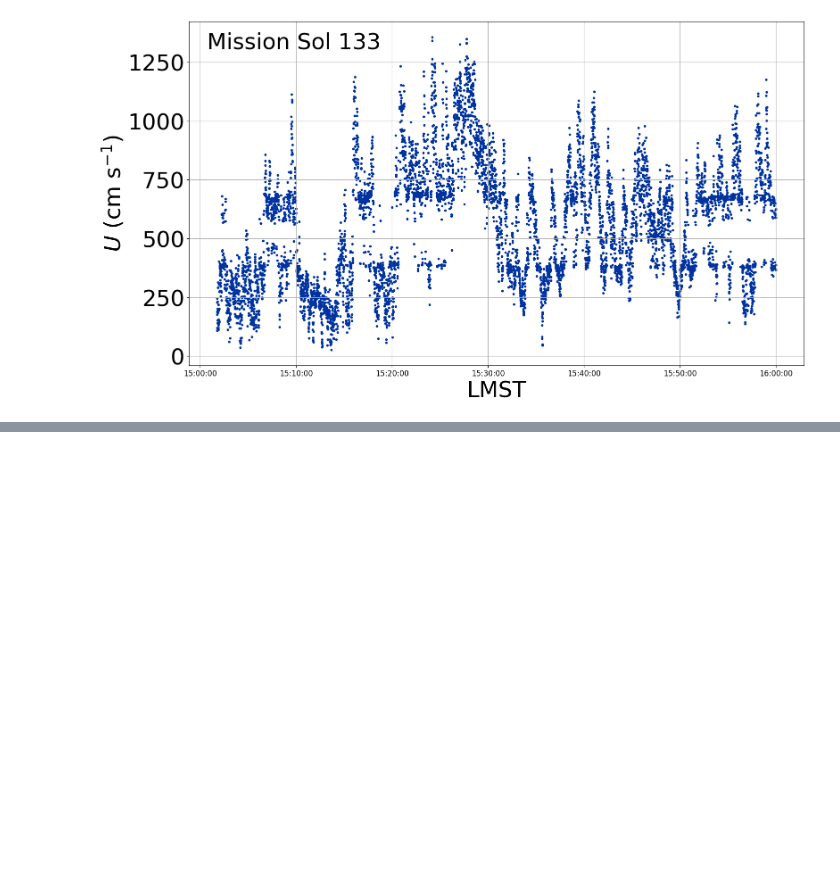
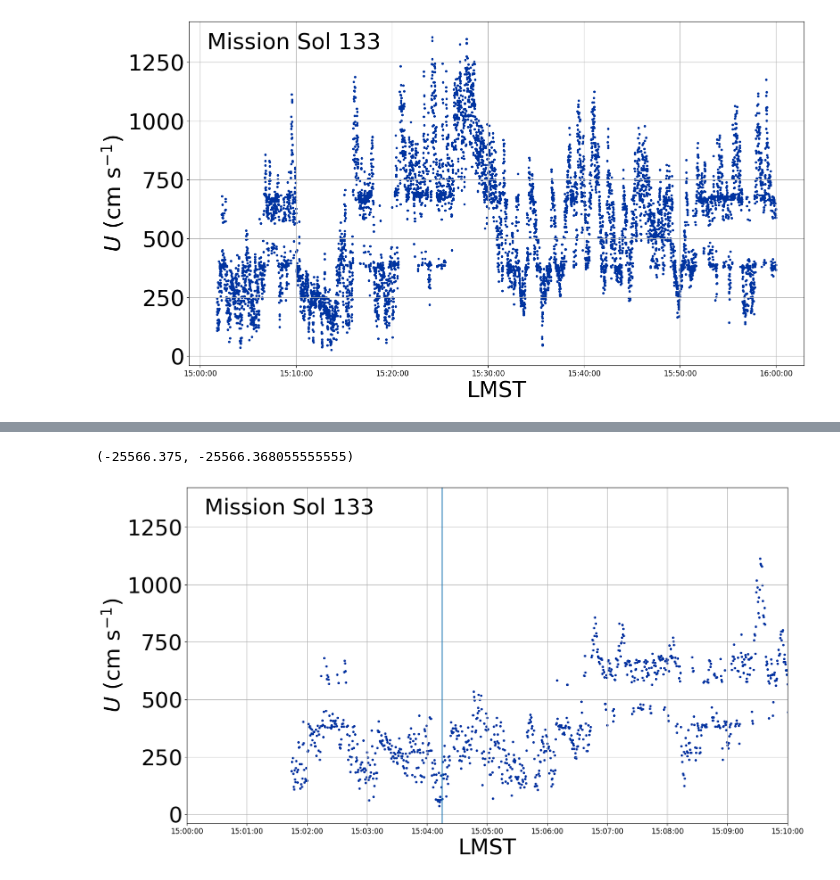
Before and after one commit to BoiseStatePlanetary/Measuring_Wind_with_Ingenuity, a Jupyter notebook: code/Correlation Time of Late Afternoon Winds.ipynb, the cells around one changed output, grey strips where cells are left out. Saved outputs shown, nothing was run; the diff lists cells and outputs as text; code cells hidden in the pictures; blank space fills up the shorter version.

```diff
--- a/code/Correlation Time of Late Afternoon Winds.ipynb
+++ b/code/Correlation Time of Late Afternoon Winds.ipynb
@@ -55,0 +82,21 @@ plt.plot(autocorr(wind), ls='', marker='.')
+# %%
+fig = plt.figure(figsize=(10*aspect_ratio, 10))
+ax = fig.add_subplot(111)
+
+ax.scatter(time, wind, marker='.', color=BoiseState_blue)
+ax.axvline(time[int(np.floor(tau))])
+
+ax.text(0.03, 0.92, "Mission Sol 133", transform=ax.transAxes, fontsize=36)
+xfmt = md.DateFormatter('%H:%M:%S')
+ax.xaxis.set_major_formatter(xfmt)
+ax.grid(True)
+ax.tick_params(axis="x", labelsize=12)
+ax.tick_params(axis="y", labelsize=36)
+ax.set_xlabel("LMST", fontsize=36)
+ax.set_ylabel(r'$U\ \left( {\rm cm\ s^{-1}} \right)$', fontsize=36)
+ax.set_xlim([datetime(1900, 1, 1, 15, 0, 0), datetime(1900, 1, 1, 15, 10, 0)])
+
+# Sure looks to me like there's a correlation timescale of about 1 minute
+# %% [output]
+(-25566.375, -25566.368055555555)
+[figure, added]
```
Also changed, not shown: parts of 5 cells of this notebook.
